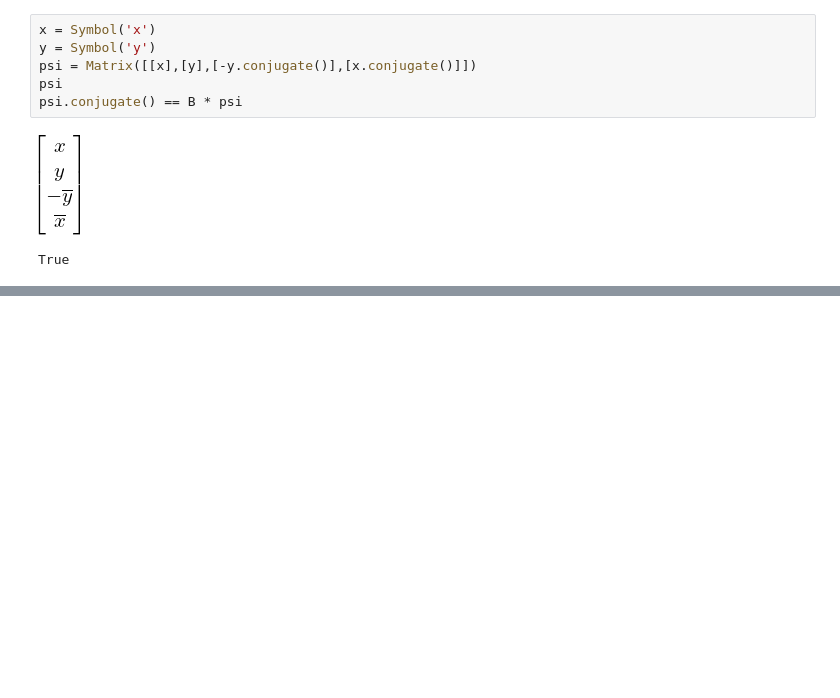
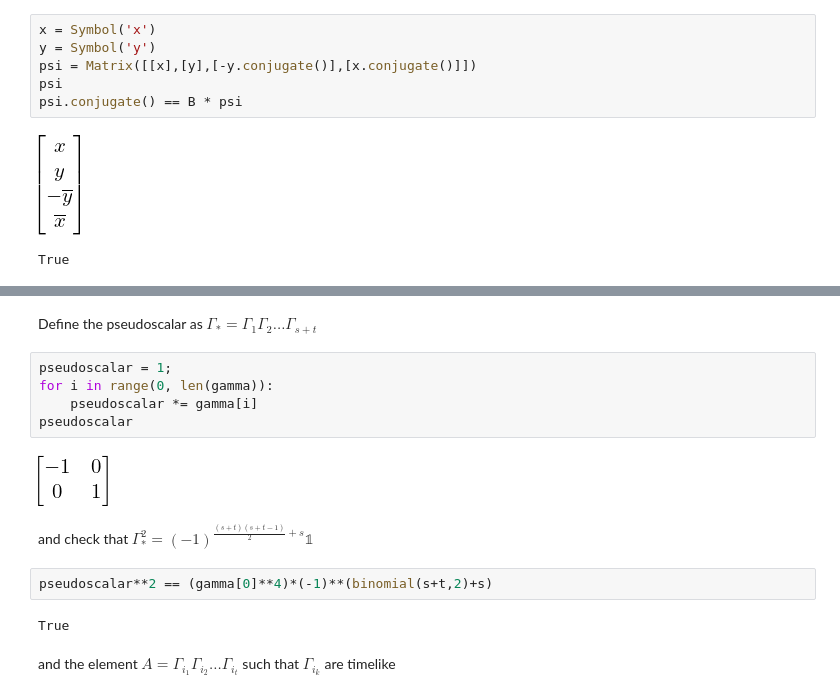
Before and after one commit to lucacassia/clifford, a Jupyter notebook: clifford.ipynb, the cells around one changed output, grey strips where cells are left out. Saved outputs shown, nothing was run; the diff lists cells and outputs as text; blank space fills up the shorter version.

```diff
--- a/clifford.ipynb
+++ b/clifford.ipynb
@@ -251,0 +279,17 @@ True
+# %% [markdown]
+Define the pseudoscalar as $\Gamma_*=\Gamma_1\Gamma_2...\Gamma_{s+t}$
+# %%
+pseudoscalar = 1;
+for i in range(0, len(gamma)):
+    pseudoscalar *= gamma[i]
+pseudoscalar
+# %% [output]
+[figure, added]
+# %% [markdown]
+and check that $\Gamma_*^2=(-1)^{\frac{(s+t)(s+t-1)}{2}+s}\mathbb{1}$
+# %%
+pseudoscalar**2 == (gamma[0]**4)*(-1)**(binomial(s+t,2)+s)
+# %% [output]
+True
+# %% [markdown]
+and the element $A=\Gamma_{i_1}\Gamma_{i_2}...\Gamma_{i_t}$ such that $\Gamma_{i_k}$ are timelike
```
Also changed, not shown: parts of 27 cells of this notebook, 1 other file.
